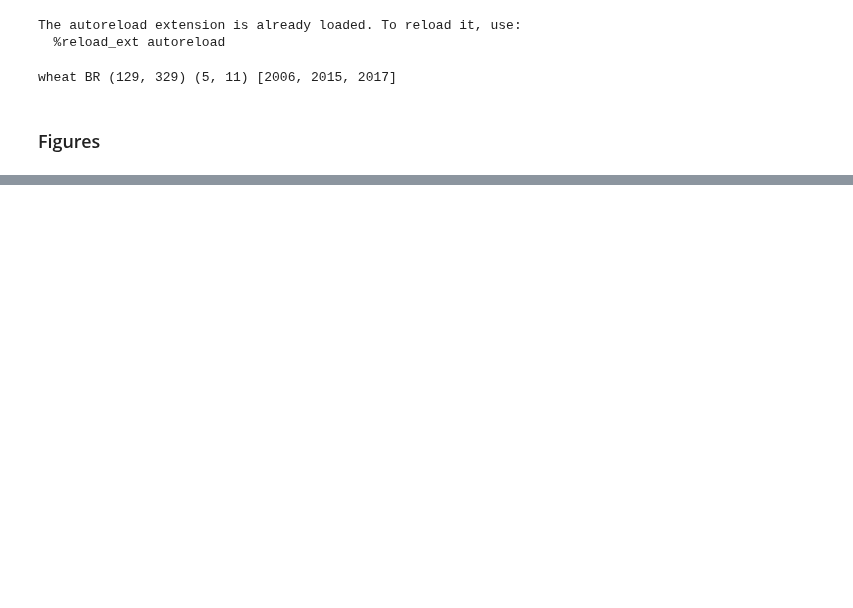
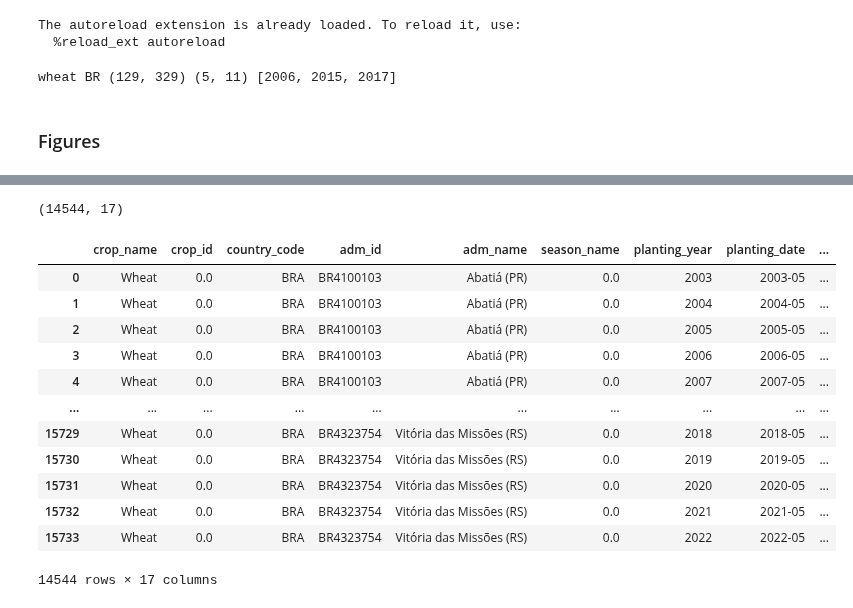
Before and after one commit to ellaampy/seasonal-yield-forecast, a Jupyter notebook: data_preparation/figures.ipynb, the cells around one changed output, grey strips where cells are left out. Cells and saved outputs as stored; diff of their text form; code cells hidden in the pictures; blank space fills up the shorter version.

```diff
--- a/data_preparation/figures.ipynb
+++ b/data_preparation/figures.ipynb
@@ -97,0 +125,20 @@ plt.show()
+# %%
+yield_data_filtered.shape
+# %% [output]
+(14544, 17)
+# %%
+yield_data_filtered
+# %% [output]
+|  | crop_name | crop_id | country_code | adm_id | adm_name | season_name | planting_year | planting_date | ... |
+| 0 | Wheat | 0.0 | BRA | BR4100103 | Abatiá (PR) | 0.0 | 2003 | 2003-05 | ... |
+| 1 | Wheat | 0.0 | BRA | BR4100103 | Abatiá (PR) | 0.0 | 2004 | 2004-05 | ... |
+| 2 | Wheat | 0.0 | BRA | BR4100103 | Abatiá (PR) | 0.0 | 2005 | 2005-05 | ... |
+| 3 | Wheat | 0.0 | BRA | BR4100103 | Abatiá (PR) | 0.0 | 2006 | 2006-05 | ... |
+| 4 | Wheat | 0.0 | BRA | BR4100103 | Abatiá (PR) | 0.0 | 2007 | 2007-05 | ... |
+| ... | ... | ... | ... | ... | ... | ... | ... | ... | ... |
+| 15729 | Wheat | 0.0 | BRA | BR4323754 | Vitória das Missões (RS) | 0.0 | 2018 | 2018-05 | ... |
+| 15730 | Wheat | 0.0 | BRA | BR4323754 | Vitória das Missões (RS) | 0.0 | 2019 | 2019-05 | ... |
+| 15731 | Wheat | 0.0 | BRA | BR4323754 | Vitória das Missões (RS) | 0.0 | 2020 | 2020-05 | ... |
+| 15732 | Wheat | 0.0 | BRA | BR4323754 | Vitória das Missões (RS) | 0.0 | 2021 | 2021-05 | ... |
+| 15733 | Wheat | 0.0 | BRA | BR4323754 | Vitória das Missões (RS) | 0.0 | 2022 | 2022-05 | ... |
+14544 rows × 17 columns
```
Also changed, not shown: parts of 14 cells of this notebook, 6 other files.
